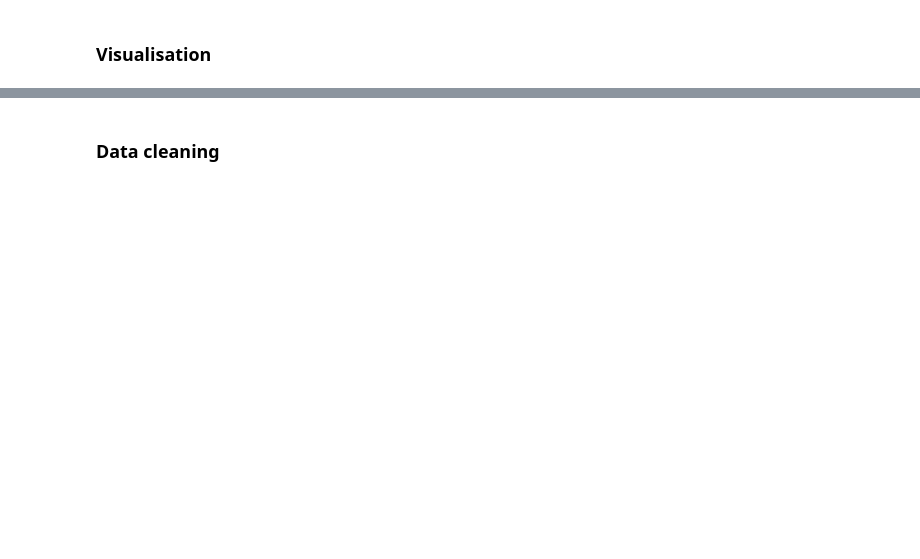
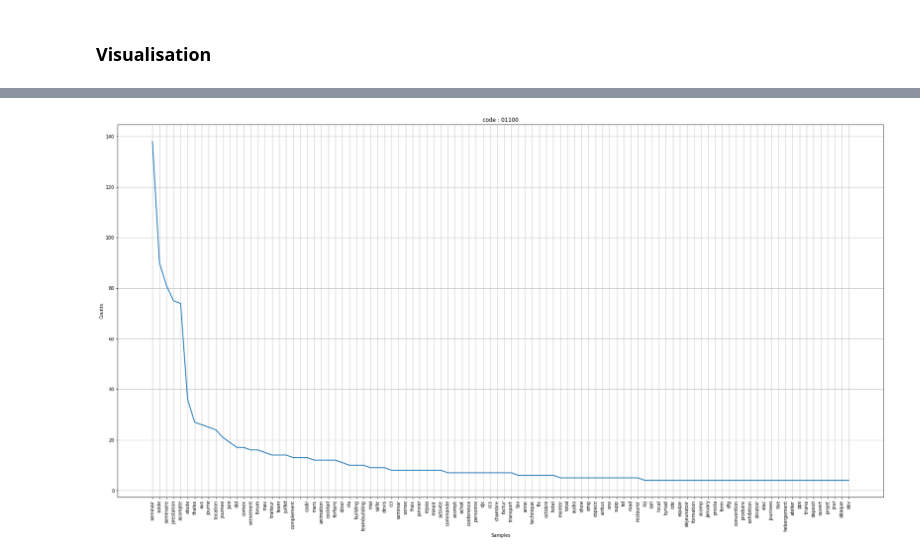
Before and after one commit to mlouarra/Tool_Help_BI, a Jupyter notebook: notebooks/Exploration_Stat_Visu.ipynb, the cells around one changed output, grey strips where cells are left out. Drawn from its saved outputs; the diff is of its cells as text; code cells hidden in the pictures; blank space fills up the shorter version.

```diff
--- a/notebooks/Exploration_Stat_Visu.ipynb
+++ b/notebooks/Exploration_Stat_Visu.ipynb
@@ -137,6 +81,6 @@ list_of_code = df_merge['MATKLMaterialGroupCorrige'].unique()
 def plot_words_frequency(code):
     import matplotlib.pyplot as plt
     plt.figure(figsize=(30, 15))  # the size you want
-    df_test = list(df_for_exploration[df_for_exploration['MATKLMaterialGroupCorrige'] == code].list_of_words)
-    fdist = FreqDist(df_test[0])
-    fdist.plot(100, cumulative=False)
+    df = df_cleaned[df_cleaned['corrected_code'] == code]
+    fdist = FreqDist(list(df['text'])[0])
+    fdist.plot(100, cumulative=False, title = 'code : ' + code)
@@ -145,4 +87,8 @@ list_of_code[0]
+# %%
+list_of_code = list(df_cleaned['corrected_code'].unique())
 # %%
-plot_words_frequency(list_of_code[1])
+plot_words_frequency(list_of_code[0])
+# %% [output]
+[figure, added]
 # %%
 from wordcloud import WordCloud
@@ -156,5 +100,3 @@ plt.figure(figsize =(30,20))
 plt.imshow(wordcloud, interpolation="bilinear")
 plt.axis("off")
 plt.show()
-# %% [markdown]
-### Data cleaning
```
Also changed, not shown: parts of 25 cells of this notebook, 6 other files.
